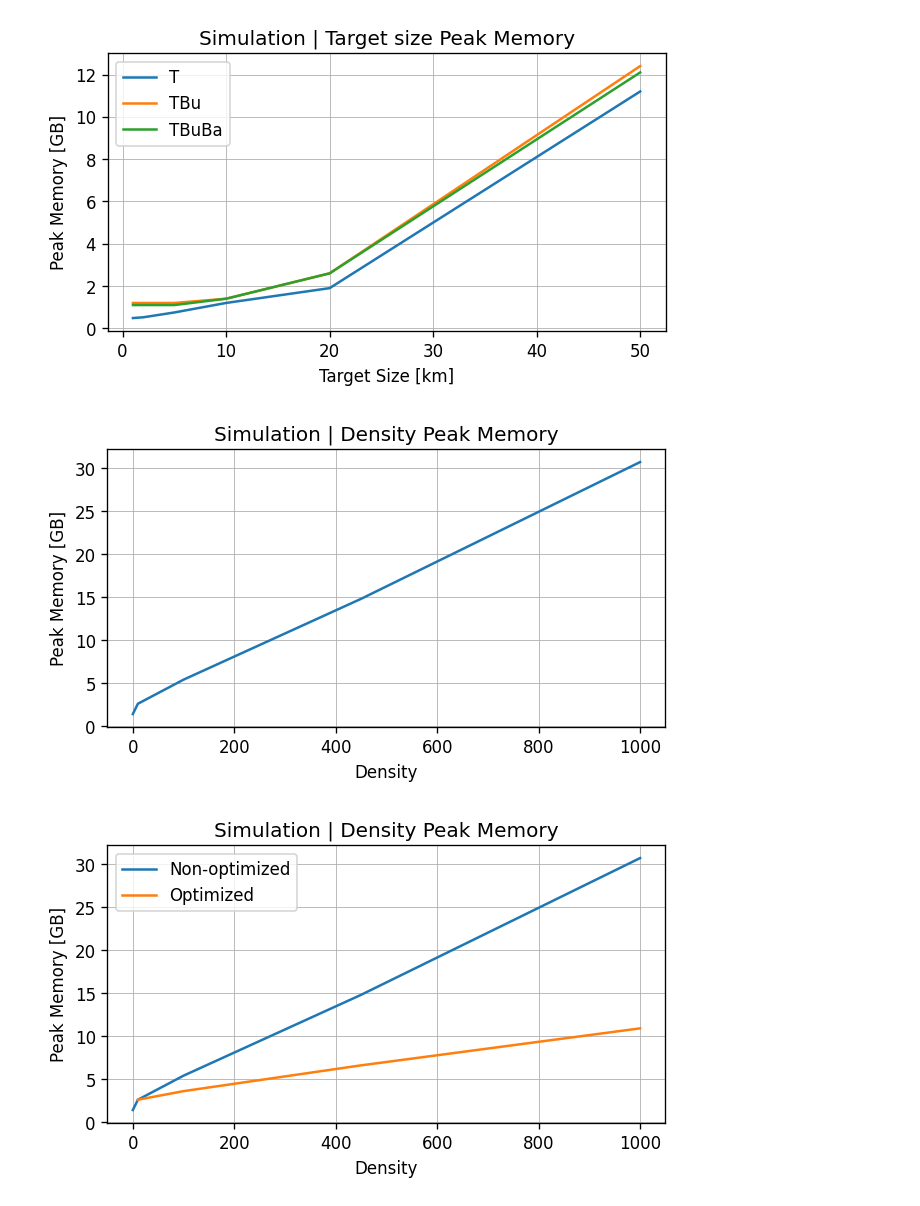
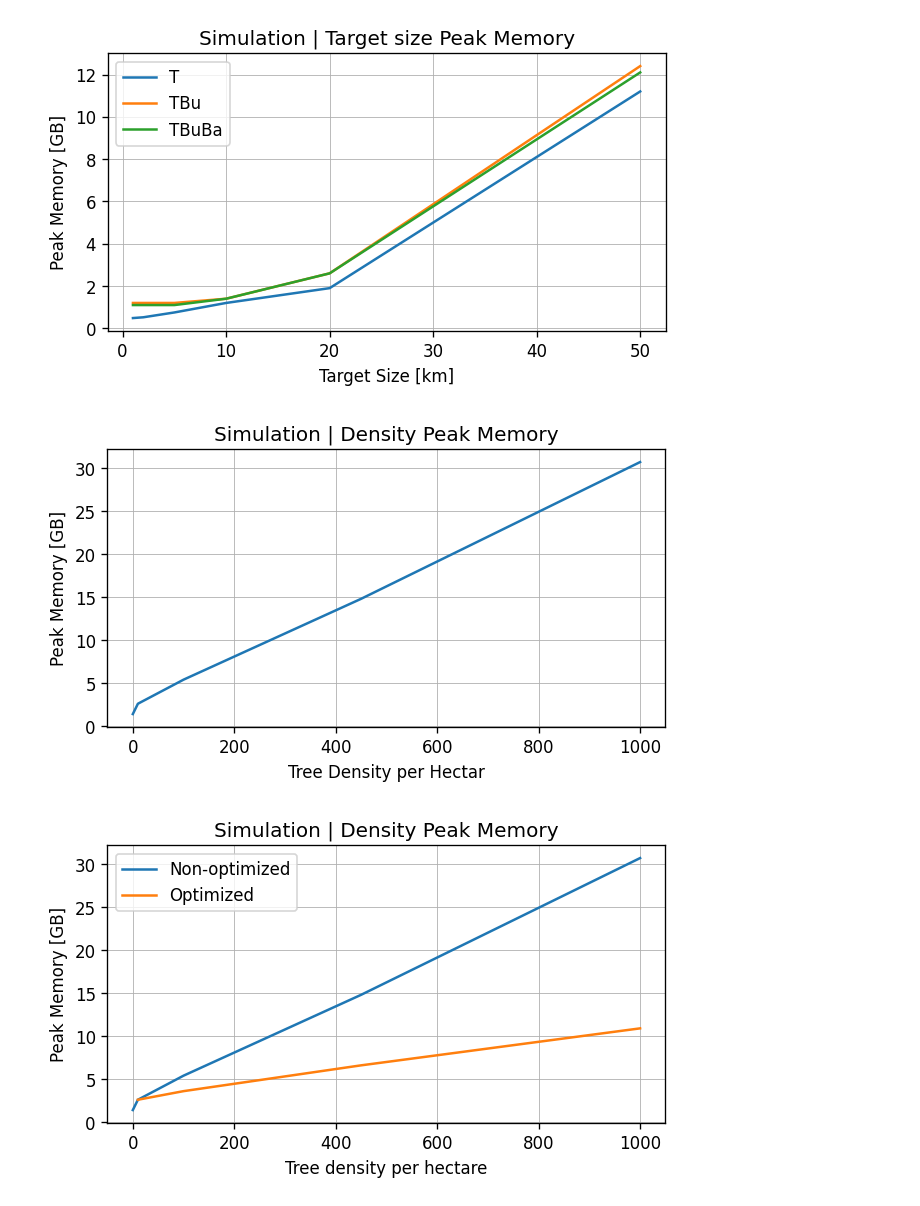
Before and after one commit to mga-97/s2gos, a Jupyter notebook: profile/plot_memory_profiles.ipynb, the cells around one changed output. Saved outputs shown, nothing was run; the diff lists cells and outputs as text; code cells hidden in the pictures.

```diff
--- a/profile/plot_memory_profiles.ipynb
+++ b/profile/plot_memory_profiles.ipynb
@@ -41,14 +41,14 @@ plt.show()
 # %%
 plt.figure(figsize=(6,3),dpi=120)
 sim_profile.sel(target_size=10., has_buffer=True, has_background=True).peak_memory.plot(label="T")
 # plt.legend()
 plt.grid(which="both", linewidth=0.5)
 plt.title("Simulation | Density Peak Memory")
 plt.ylabel("Peak Memory [GB]")
-plt.xlabel("Density")
+plt.xlabel("Tree Density per Hectar")
 plt.show()
 # %% [output]
-[figure, old version]
+[figure, new version]
 # %%
 plt.figure(figsize=(6,3),dpi=120)
 sim_profile.sel(target_size=10., has_buffer=True, has_background=True).peak_memory.plot(label="Non-optimized")
@@ -57,7 +57,7 @@ plt.legend()
 plt.grid(which="both", linewidth=0.5)
 plt.title("Simulation | Density Peak Memory")
 plt.ylabel("Peak Memory [GB]")
-plt.xlabel("Density")
+plt.xlabel("Tree density per hectare")
 plt.show()
 # %% [output]
-[figure, old version]
+[figure, new version]
```
Also changed, not shown: 4 other files.
